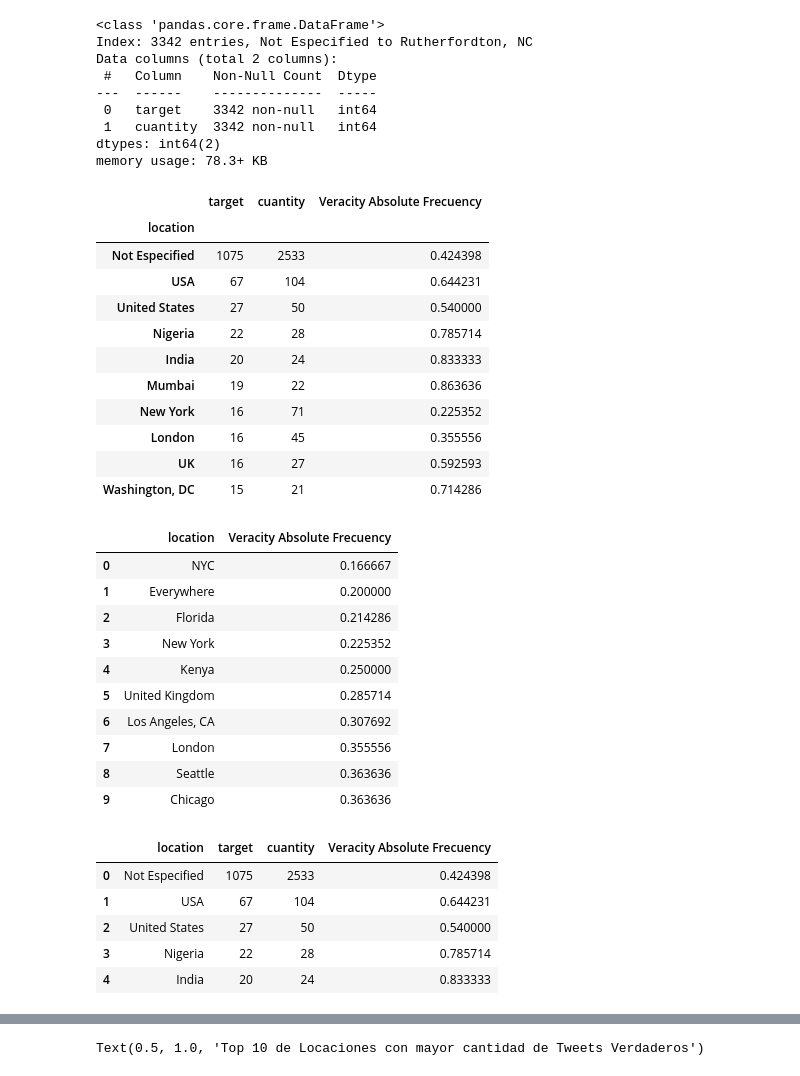
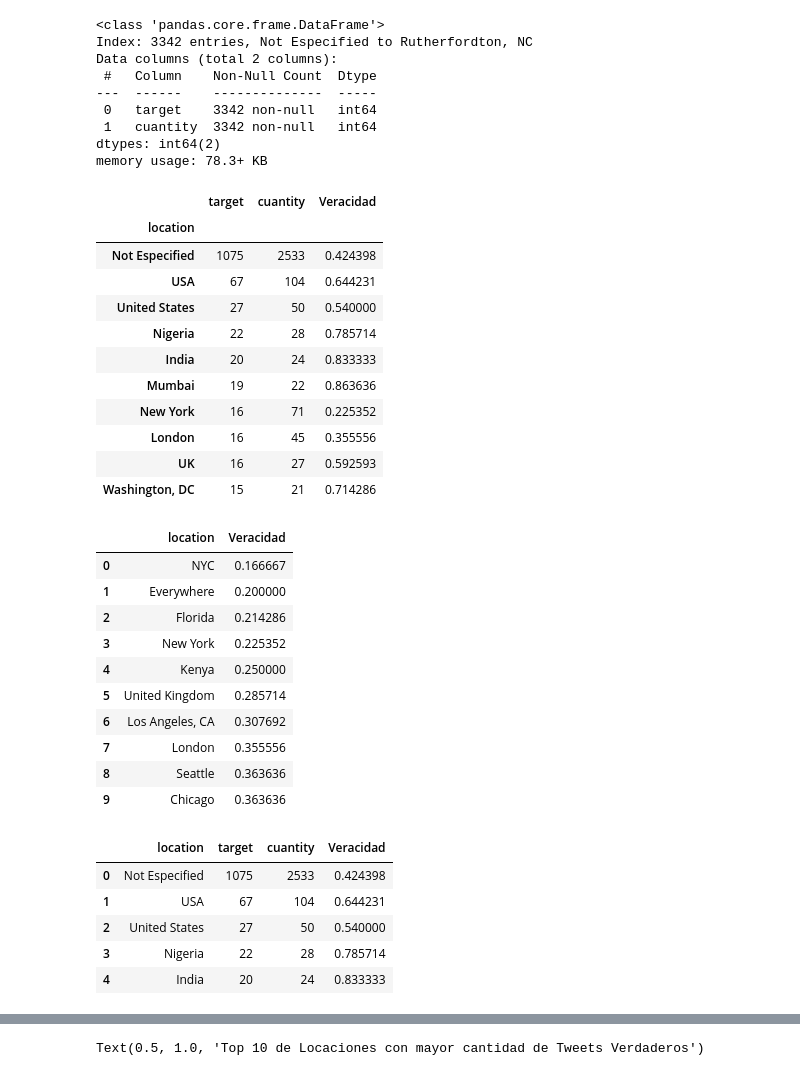
Before and after one commit to RiedelNicolas/TP1-Organizacion-de-Datos, a Jupyter notebook: Hugo.ipynb, the cells around one changed output, grey strips where cells are left out. Saved outputs shown, nothing was run; the diff lists cells and outputs as text; code cells hidden in the pictures.

```diff
--- a/Hugo.ipynb
+++ b/Hugo.ipynb
@@ -70,10 +70,10 @@ Data columns (total 2 columns):
 dtypes: int64(2)
 memory usage: 78.3+ KB
 # %%
-tweets_by_loc['Veracity Absolute Frecuency'] = tweets_by_loc['target'] / tweets_by_loc['cuantity']
+tweets_by_loc['Veracidad'] = tweets_by_loc['target'] / tweets_by_loc['cuantity']
 tweets_by_loc.head(10)
 # %% [output]
-|  | target | cuantity | Veracity Absolute Frecuency |
+|  | target | cuantity | Veracidad |
 | location |  |  |  |
 | Not Especified | 1075 | 2533 | 0.424398 |
 | USA | 67 | 104 | 0.644231 |
@@ -91,11 +91,11 @@ has_more_tweets_than_cuantity_mean = (tweets_by_loc['cuantity'] > 10)
 tweets_frecuency_by_loc = tweets_by_loc[has_more_tweets_than_cuantity_mean]
 del tweets_frecuency_by_loc['target']
 del tweets_frecuency_by_loc['cuantity']
-tweets_frecuency_by_loc = tweets_frecuency_by_loc.sort_values('Veracity Absolute Frecuency', ascending =True)
+tweets_frecuency_by_loc = tweets_frecuency_by_loc.sort_values('Veracidad', ascending =True)
 tweets_frecuency_by_loc = tweets_frecuency_by_loc.reset_index()
 tweets_frecuency_by_loc.head(10)
 # %% [output]
-|  | location | Veracity Absolute Frecuency |
+|  | location | Veracidad |
 | 0 | NYC | 0.166667 |
 | 1 | Everywhere | 0.200000 |
 | 2 | Florida | 0.214286 |
@@ -110,7 +110,7 @@ tweets_frecuency_by_loc.head(10)
 tweets_by_loc = tweets_by_loc.reset_index()
 tweets_by_loc.head()
 # %% [output]
-|  | location | target | cuantity | Veracity Absolute Frecuency |
+|  | location | target | cuantity | Veracidad |
 | 0 | Not Especified | 1075 | 2533 | 0.424398 |
 | 1 | USA | 67 | 104 | 0.644231 |
 | 2 | United States | 27 | 50 | 0.540000 |
```
Also changed, not shown: parts of 8 cells of this notebook.
